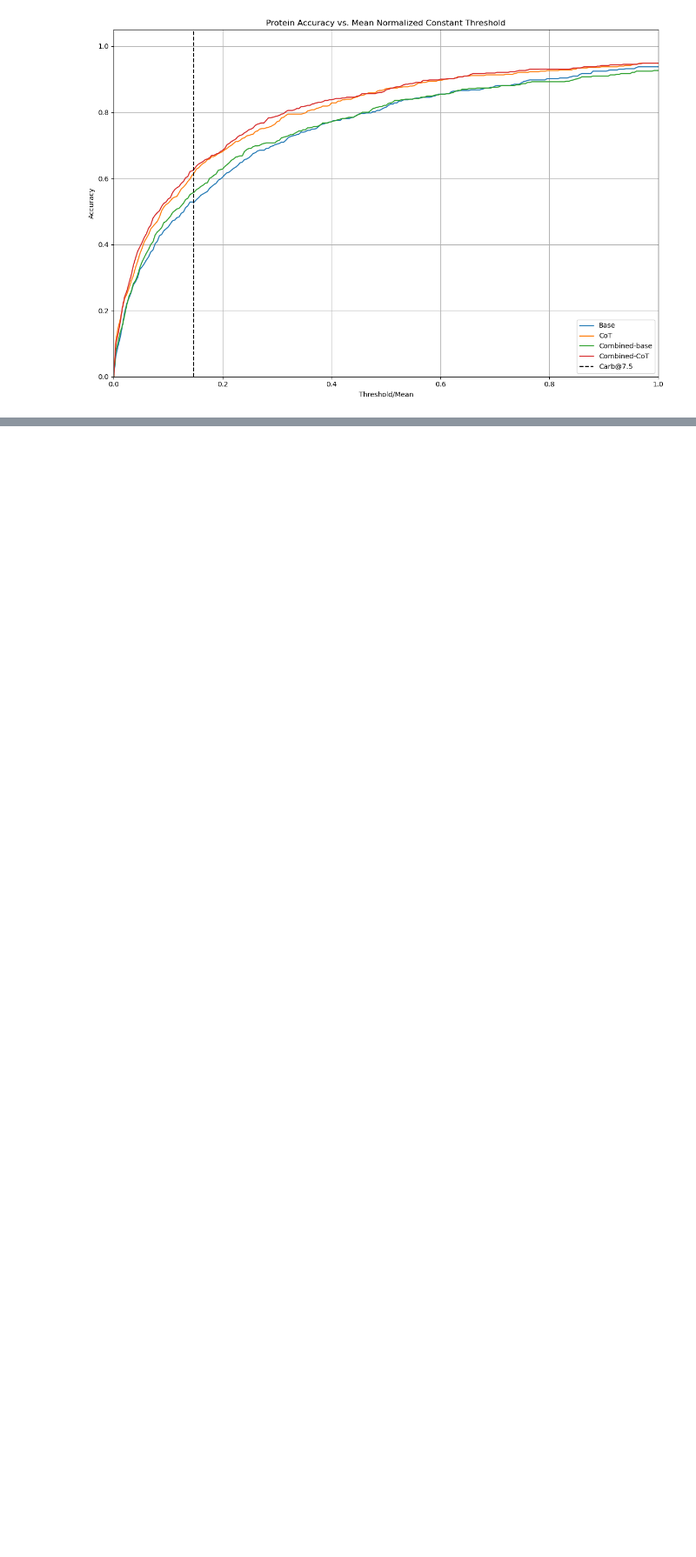
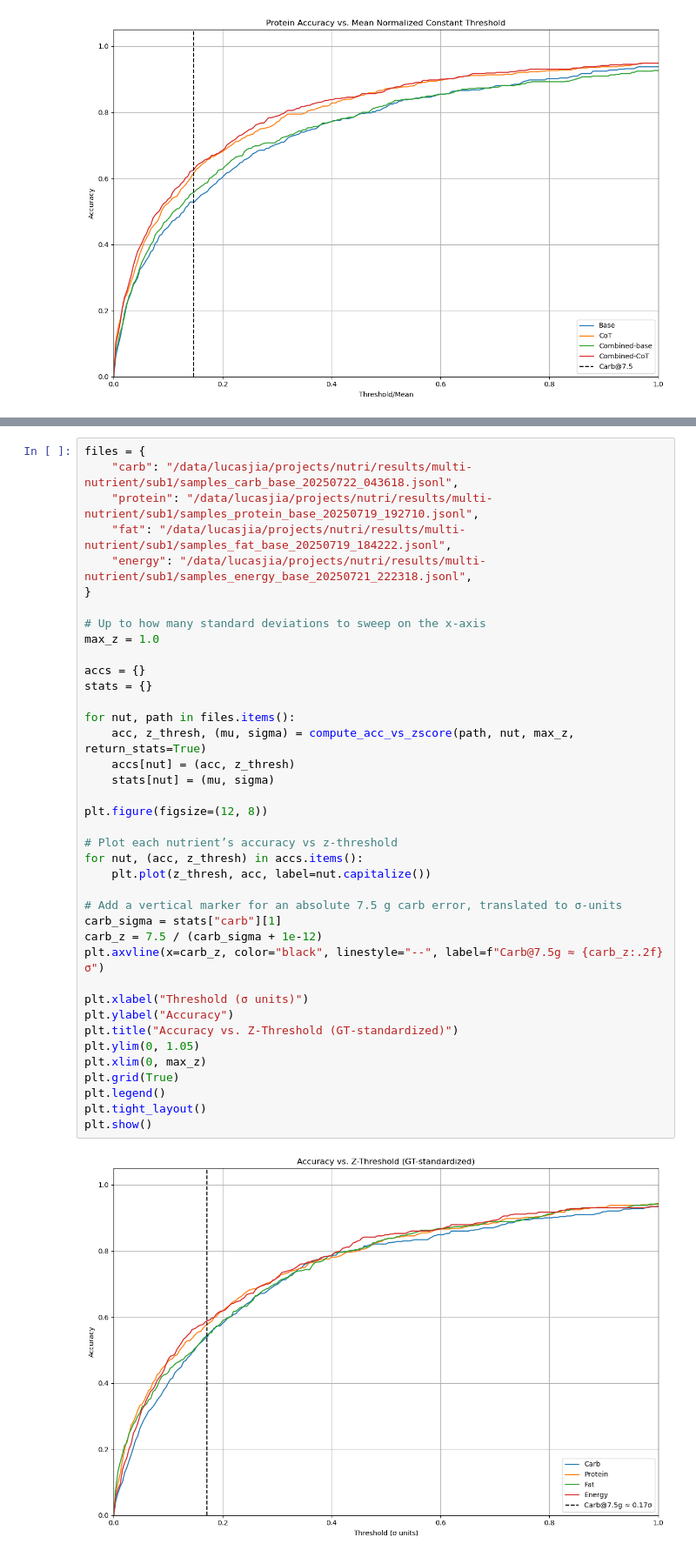
Before and after one commit to lucasjia05/nutri, a Jupyter notebook: src/notebooks/accuracy.ipynb, the cells around one changed output, grey strips where cells are left out. Shown at 87% size. Cells and saved outputs as stored; diff of their text form; blank space fills up the shorter version.

```diff
--- a/src/notebooks/accuracy.ipynb
+++ b/src/notebooks/accuracy.ipynb
@@ -301,0 +353,41 @@ Same thing but for other data subsets (only natural language, mixed natural and
+# %%
+files = {
+    "carb": "/data/lucasjia/projects/nutri/results/multi-nutrient/sub1/samples_carb_base_20250722_043618.jsonl",
+    "protein": "/data/lucasjia/projects/nutri/results/multi-nutrient/sub1/samples_protein_base_20250719_192710.jsonl",
+    "fat": "/data/lucasjia/projects/nutri/results/multi-nutrient/sub1/samples_fat_base_20250719_184222.jsonl",
+    "energy": "/data/lucasjia/projects/nutri/results/multi-nutrient/sub1/samples_energy_base_20250721_222318.jsonl",
+}
+
+# Up to how many standard deviations to sweep on the x-axis
+max_z = 1.0
+
+accs = {}
+stats = {}
+
+for nut, path in files.items():
+    acc, z_thresh, (mu, sigma) = compute_acc_vs_zscore(path, nut, max_z, return_stats=True)
+    accs[nut] = (acc, z_thresh)
+    stats[nut] = (mu, sigma)
+
+plt.figure(figsize=(12, 8))
+
+# Plot each nutrient’s accuracy vs z-threshold
+for nut, (acc, z_thresh) in accs.items():
+    plt.plot(z_thresh, acc, label=nut.capitalize())
+
+# Add a vertical marker for an absolute 7.5 g carb error, translated to σ-units
+carb_sigma = stats["carb"][1]
+carb_z = 7.5 / (carb_sigma + 1e-12)
+plt.axvline(x=carb_z, color="black", linestyle="--", label=f"Carb@7.5g ≈ {carb_z:.2f}σ")
+
+plt.xlabel("Threshold (σ units)")
+plt.ylabel("Accuracy")
+plt.title("Accuracy vs. Z-Threshold (GT-standardized)")
+plt.ylim(0, 1.05)
+plt.xlim(0, max_z)
+plt.grid(True)
+plt.legend()
+plt.tight_layout()
+plt.show()
+# %% [output]
+[figure, added]
```
Also changed, not shown: parts of 3 cells of this notebook, 2 other files.
